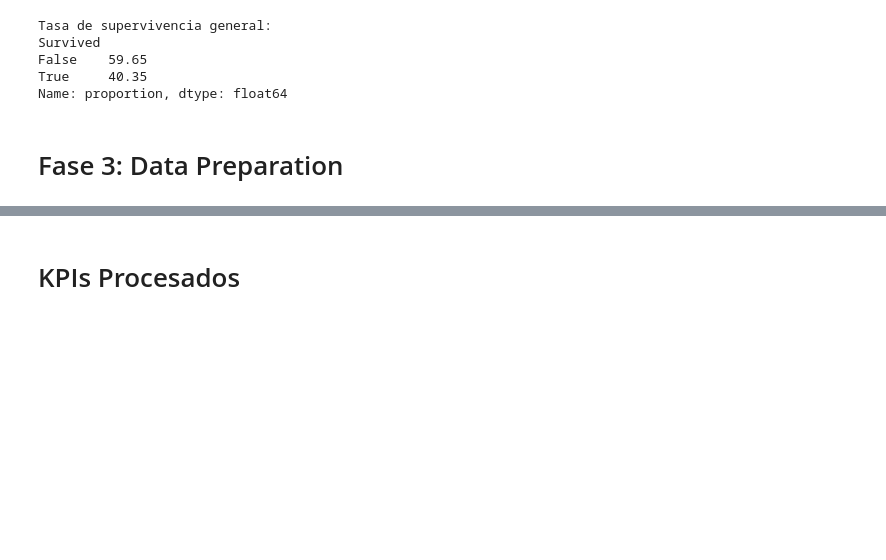
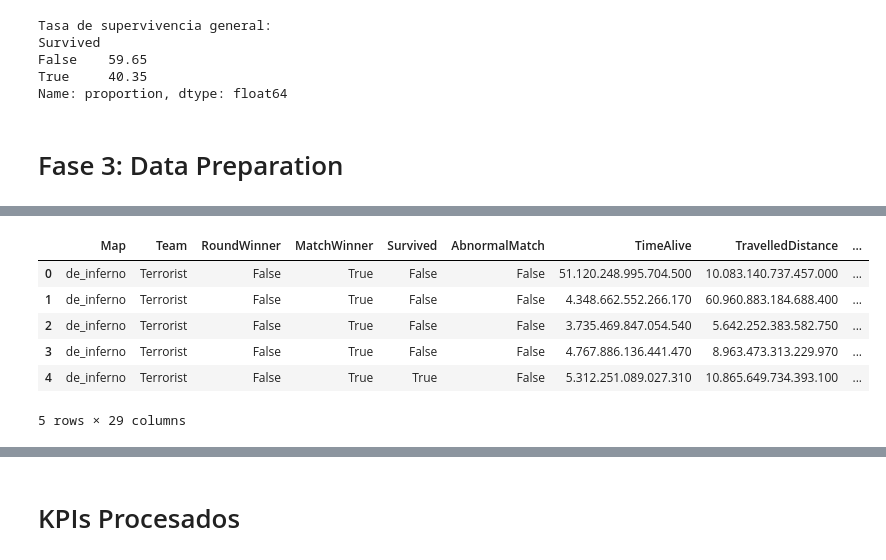
Before and after one commit to lonelystar16/fund-machinelearning, a Jupyter notebook: Informe Tecnico.ipynb, the cells around one changed output, grey strips where cells are left out. Drawn from its saved outputs; the diff is of its cells as text; code cells hidden in the pictures; blank space fills up the shorter version.

```diff
--- a/Informe Tecnico.ipynb
+++ b/Informe Tecnico.ipynb
@@ -674,6 +548,3 @@ True     40.35
 Name: proportion, dtype: float64
 # %% [markdown]
 # Fase 3: Data Preparation
-# %%
-# Eliminamos las columnas TimeAlive y TravelledDistance
-rdf = rdf.drop(['TimeAlive', 'TravelledDistance'], axis=1)
@@ -698,0 +557,14 @@ cleaned_df = cleaned_df.drop(['TimeAlive', 'TravelledDistance'], axis=1)
+# %%
+# Eliminación de columnas no necesarias
+udf1 = rdf.drop(['Unnamed: 0', 'MatchId','RoundId','InternalTeamId'], axis=1)
+# Elimina columnas innecesarias para el análisis.
+udf1.head()
+# Muestra las 5 primeras filas del DataFrame actualizado para verificar los cambios hechos
+# %% [output]
+|  | Map | Team | RoundWinner | MatchWinner | Survived | AbnormalMatch | TimeAlive | TravelledDistance | ... |
+| 0 | de_inferno | Terrorist | False | True | False | False | 51.120.248.995.704.500 | 10.083.140.737.457.000 | ... |
+| 1 | de_inferno | Terrorist | False | True | False | False | 4.348.662.552.266.170 | 60.960.883.184.688.400 | ... |
+| 2 | de_inferno | Terrorist | False | True | False | False | 3.735.469.847.054.540 | 5.642.252.383.582.750 | ... |
+| 3 | de_inferno | Terrorist | False | True | False | False | 4.767.886.136.441.470 | 8.963.473.313.229.970 | ... |
+| 4 | de_inferno | Terrorist | False | True | True | False | 5.312.251.089.027.310 | 10.865.649.734.393.100 | ... |
+5 rows × 29 columns
```
Also changed, not shown: parts of 29 cells of this notebook.
